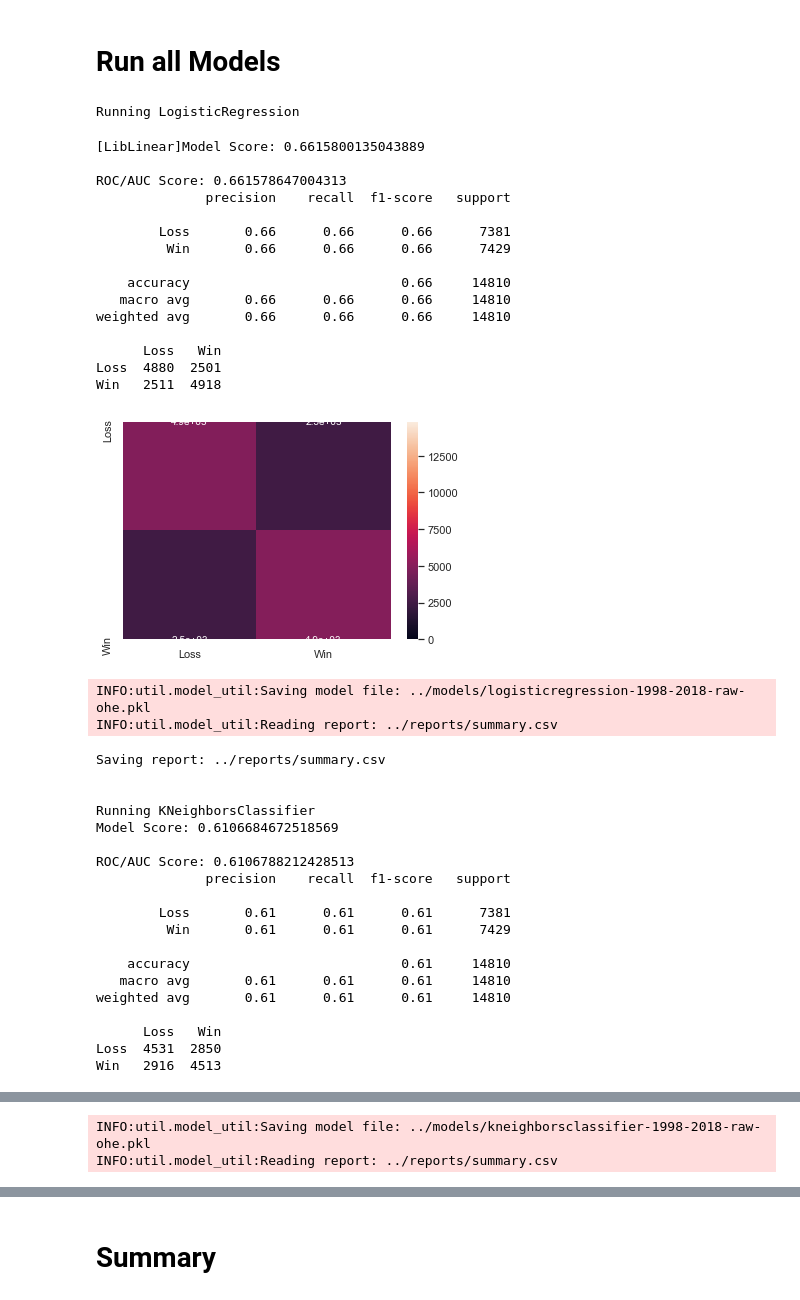
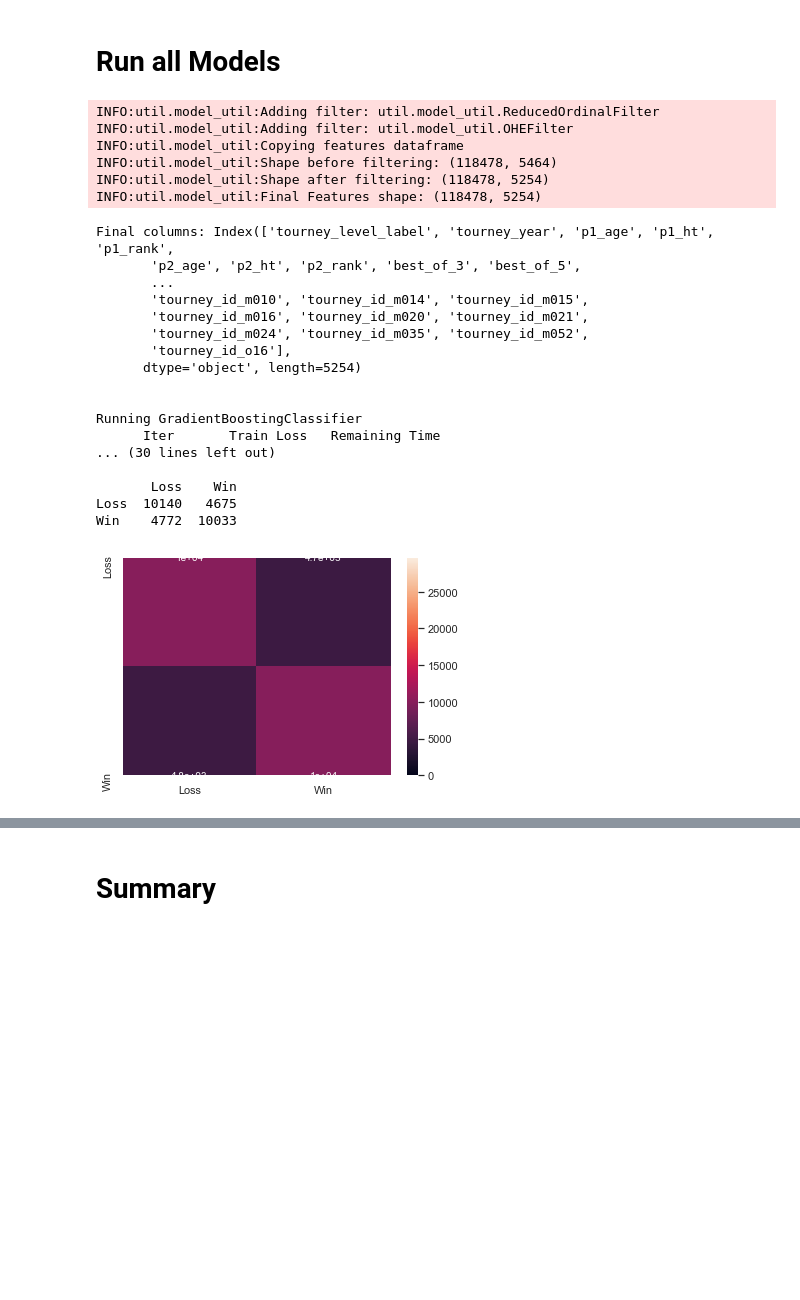
Before and after one commit to sv650s/atp-tennis-predictions, a Jupyter notebook: notebooks/4.0.3-classification_ohe.ipynb, the cells around one changed output, grey strips where cells are left out. Saved outputs shown, nothing was run; the diff lists cells and outputs as text; code cells hidden in the pictures; blank space fills up the shorter version.

```diff
--- a/notebooks/4.0.3-classification_ohe.ipynb
+++ b/notebooks/4.0.3-classification_ohe.ipynb
@@ -65,3 +61,0 @@ column_filters = ["util.model_util.BaseRawFilter", "util.model_util.OHEFilter"]
-# %%
-X_train, X_test, y_train, y_test = ModelWrapper.get_data(FEATURE_FILE, LABEL_COL, START_YEAR, END_YEAR, column_filters = column_filters)
-print(f'Final columns: {X_test.columns}')
@@ -97,64 +62,57 @@ Our baseline accuracy should be: 0.6565833896016205
+# %%
+data = pd.read_csv(FEATURE_FILE)
 # %% [markdown]
 # Run all Models
 # %%
+column_filters = ["util.model_util.ReducedOrdinalFilter", "util.model_util.OHEFilter"]
+
 models = [
-    LogisticRegression(n_jobs = N_JOBS, verbose = 1, random_state = RSTATE),
-    KNeighborsClassifier(n_jobs = N_JOBS),
-    DecisionTreeClassifier(random_state = RSTATE),
-    RandomForestClassifier(random_state=RSTATE, verbose=1),
+#     LogisticRegression(n_jobs = N_JOBS, verbose = 1, random_state = RSTATE),
+#     KNeighborsClassifier(n_jobs = N_JOBS),
+#     DecisionTreeClassifier(random_state = RSTATE),
+#     RandomForestClassifier(random_state=RSTATE, verbose=1),
     GradientBoostingClassifier(random_state=RSTATE, verbose=1, n_iter_no_change = 4),
-    AdaBoostClassifier(random_state=RSTATE),
+#     AdaBoostClassifier(random_state=RSTATE),
 ]
 # %%
 for model in models:
+    X_train, X_test, y_train, y_test = ModelWrapper.get_data(data, LABEL_COL, START_YEAR, END_YEAR, column_filters = column_filters)
+    print(f'Final columns: {X_test.columns}')
+
     print(f'\n\nRunning {type(model).__name__}')
     mw = mu.ModelWrapper(model,
                   description = DESCRIPTION,
                  data_file = FEATURE_FILE,
                   start_year = START_YEAR,
                   end_year = END_YEAR,
                     column_filters = column_filters)
     mw.fit(X_train, y_train)
     predict = mw.predict(X_test)
     mw.analyze(y_test)
     plt.show()
-    mw.save()
+#     mw.save()
 # %% [output]
-Running LogisticRegression
+INFO:util.model_util:Adding filter: util.model_util.ReducedOrdinalFilter
+INFO:util.model_util:Adding filter: util.model_util.OHEFilter
+INFO:util.model_util:Copying features dataframe
+INFO:util.model_util:Shape before filtering: (118478, 5464)
+INFO:util.model_util:Shape after filtering: (118478, 5254)
+INFO:util.model_util:Final Features shape: (118478, 5254)
-[LibLinear]Model Score: 0.6615800135043889
+Final columns: Index(['tourney_level_label', 'tourney_year', 'p1_age', 'p1_ht', 'p1_rank',
+       'p2_age', 'p2_ht', 'p2_rank', 'best_of_3', 'best_of_5',
+       ...
+       'tourney_id_m010', 'tourney_id_m014', 'tourney_id_m015',
+       'tourney_id_m016', 'tourney_id_m020', 'tourney_id_m021',
+       'tourney_id_m024', 'tourney_id_m035', 'tourney_id_m052',
+       'tourney_id_o16'],
+      dtype='object', length=5254)
 
-ROC/AUC Score: 0.661578647004313
-              precision    recall  f1-score   support
 
-        Loss       0.66      0.66      0.66      7381
-         Win       0.66      0.66      0.66      7429
+Running GradientBoostingClassifier
+      Iter       Train Loss   Remaining Time
+... (30 lines left out)
 
-    accuracy                           0.66     14810
-   macro avg       0.66      0.66      0.66     14810
-weighted avg       0.66      0.66      0.66     14810
-
-      Loss   Win
-Loss  4880  2501
-Win   2511  4918
+       Loss    Win
+Loss  10140   4675
+Win    4772  10033
-[figure, old version]
+[figure, new version]
-INFO:util.model_util:Saving model file: ../models/logisticregression-1998-2018-raw-ohe.pkl
-INFO:util.model_util:Reading report: ../reports/summary.csv
-Saving report: ../reports/summary.csv
-
-
-Running KNeighborsClassifier
-Model Score: 0.6106684672518569
-
-ROC/AUC Score: 0.6106788212428513
-              precision    recall  f1-score   support
-
-        Loss       0.61      0.61      0.61      7381
-         Win       0.61      0.61      0.61      7429
-
-    accuracy                           0.61     14810
-   macro avg       0.61      0.61      0.61     14810
-weighted avg       0.61      0.61      0.61     14810
-
-      Loss   Win
-Loss  4531  2850
-Win   2916  4513
@@ -162,2 +118,0 @@ Win   2916  4513
-INFO:util.model_util:Saving model file: ../models/kneighborsclassifier-1998-2018-raw-ohe.pkl
-INFO:util.model_util:Reading report: ../reports/summary.csv
```
Also changed, not shown: parts of 12 cells of this notebook, 11 other files.
